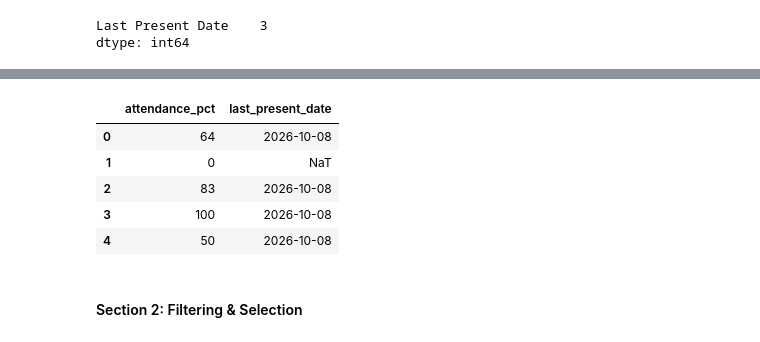
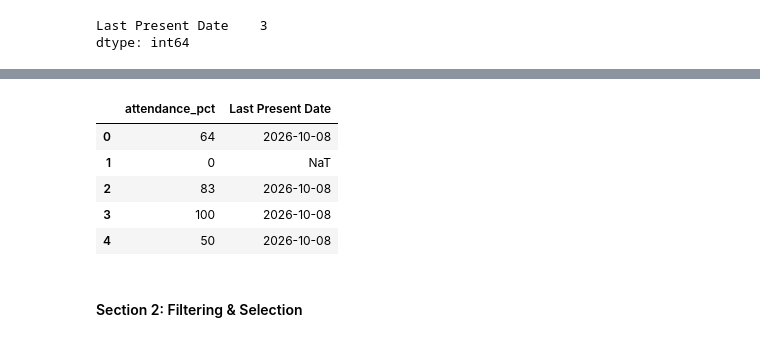
Before and after one commit to ganapathimallya/DataScience, a Jupyter notebook: HomeWork/Project_Student Attendance Analytics with Pandas.ipynb, the cells around one changed output, grey strips where cells are left out. Cells and saved outputs as stored; diff of their text form; code cells hidden in the pictures.

```diff
--- a/HomeWork/Project_Student Attendance Analytics with Pandas.ipynb
+++ b/HomeWork/Project_Student Attendance Analytics with Pandas.ipynb
@@ -96,17 +96,7 @@ dtype: int64
 df = df.rename(columns={
     'Roll No': 'roll_no',
     'Student Name': 'student_name',
-    'Subject': 'subject',
-    'Total Classes': 'total_classes',
-    'Present': 'present',
-    'Absent': 'absent',
-    'Excused': 'excused',
     'Attendance %': 'attendance_pct',
-    'Status': 'status',
-    'Classes Needed (75%)': 'classes_needed_75_pct',
-    'Last Present Date': 'last_present_date',
-    'Consecutive Absences': 'consecutive_absences'
 })
-print("Updated columns:")
-display(df.columns.tolist())
+df
 # %% [output]
@@ -126,13 +116,13 @@ Updated columns:
 # %%
 """Q4. Convert Attendance % from string format (e.g., "64%") to a numeric float column (0.64 or 64.0). Also convert Last Present Date to datetime, handling "Never" as NaT."""
 #-----------------------------Write Solution Code-----------------------------
 df['attendance_pct'] = pd.to_numeric(
     df['attendance_pct'].astype(str).str.rstrip('%'), errors='coerce'
 )
-df['last_present_date'] = pd.to_datetime(df['last_present_date'], errors='coerce')
-display(df[['attendance_pct', 'last_present_date']].head())
+df['Last Present Date'] = pd.to_datetime(df['Last Present Date'], errors='coerce')
+display(df[['attendance_pct', 'Last Present Date']].head())
 # %% [output]
-|  | attendance_pct | last_present_date |
+|  | attendance_pct | Last Present Date |
 | 0 | 64 | 2026-10-08 |
 | 1 | 0 | NaT |
 | 2 | 83 | 2026-10-08 |
```
Also changed, not shown: parts of 1 cell of this notebook, 4 other files.
